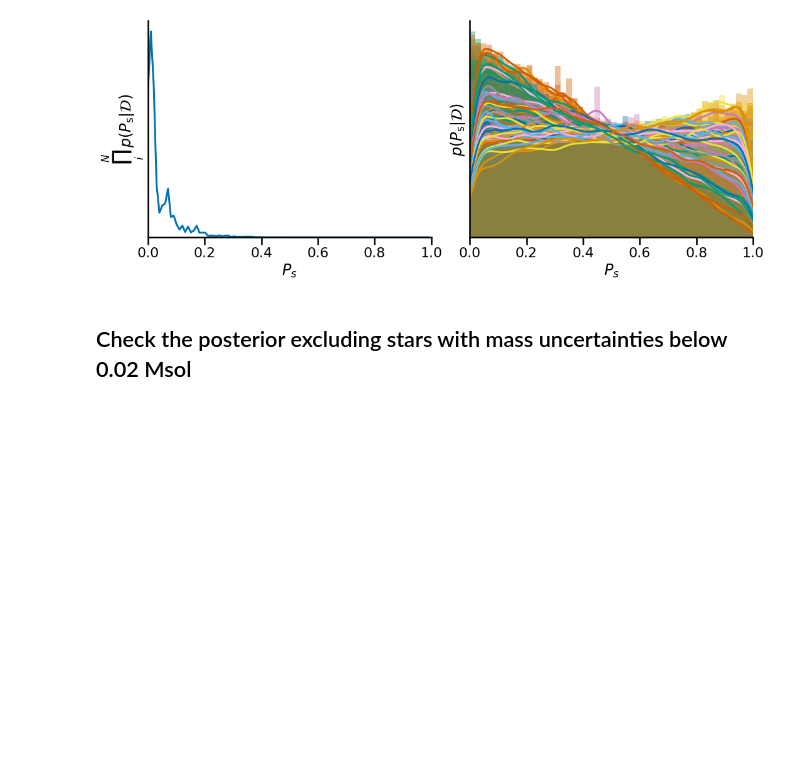
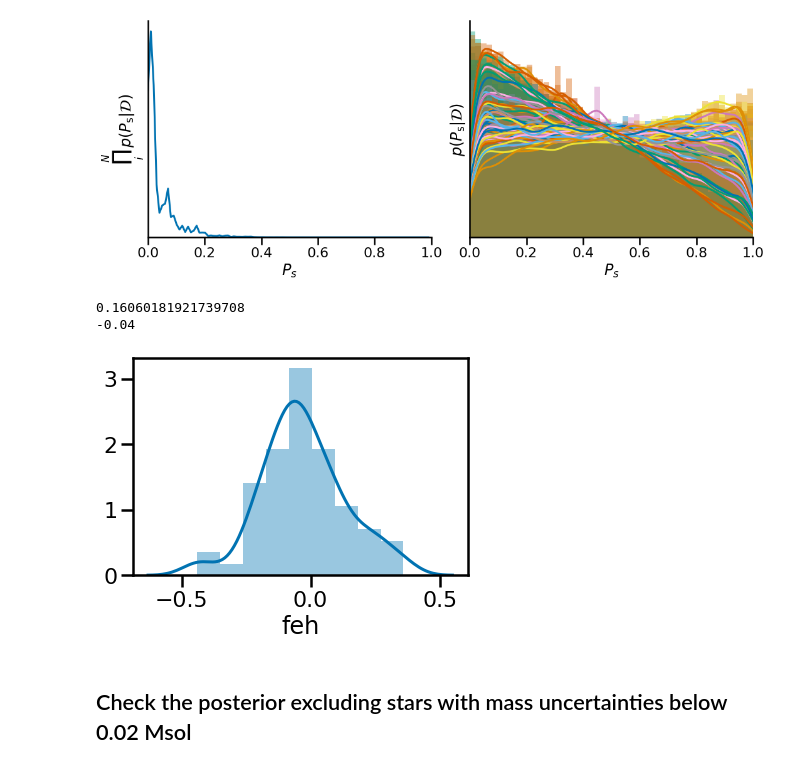
Before and after one commit to ojhall94/malatium, a Jupyter notebook: models/consolidate.ipynb, the cells around one changed output. Drawn from its saved outputs; the diff is of its cells as text; code cells hidden in the pictures; blank space fills up the shorter version.

```diff
--- a/models/consolidate.ipynb
+++ b/models/consolidate.ipynb
@@ -378,6 +378,14 @@ plt.savefig('/home/oliver/Dropbox/Apps/Overleaf/Malatium/Images/modelresults.pdf
 plt.show()
 # %% [output]
 [figure]
+# %%
+sns.distplot(fin.feh)
+print(np.std(fin.feh))
+print(np.median(fin.feh))
+# %% [output]
+0.16060181921739708
+-0.04
+[figure, added]
 # %% [markdown]
 ## Check the posterior excluding stars with mass uncertainties below 0.02 Msol
 # %%
```
Also changed, not shown: parts of 9 cells of this notebook, 4 other files.
